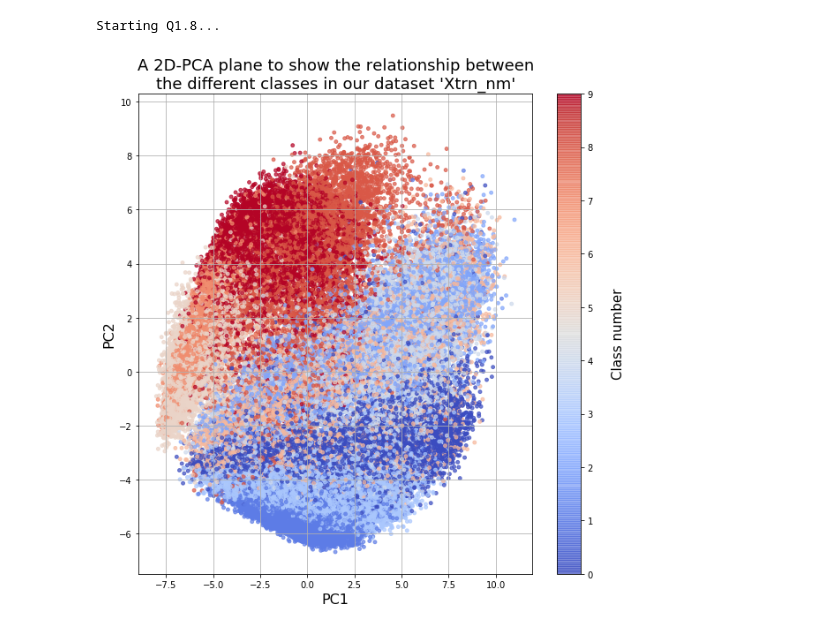
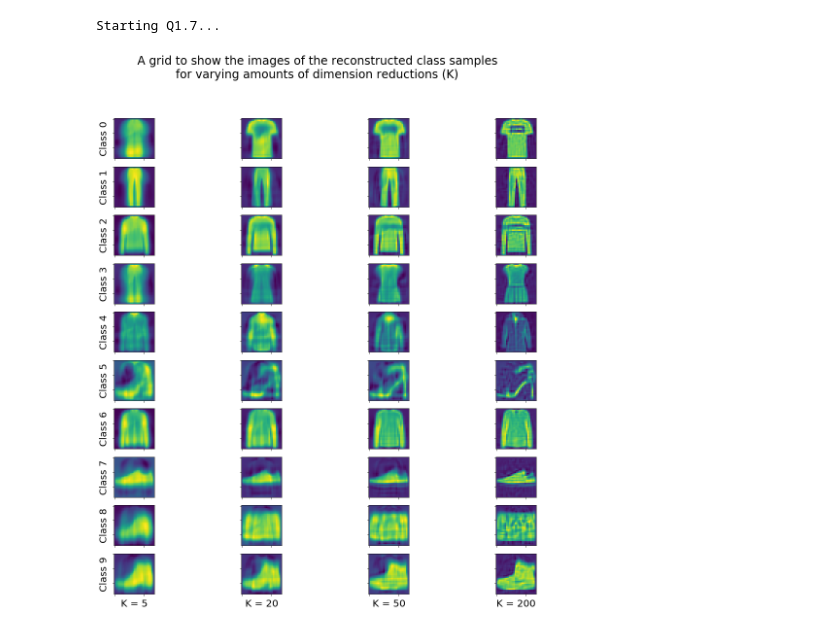
Before and after one commit to hwixley/IAML-cwk2, a Jupyter notebook: INFR10069-2020-CW2/templates/iaml01cw2_q1.ipynb, the cells around one changed output. Saved outputs shown, nothing was run; the diff lists cells and outputs as text; code cells hidden in the pictures.

```diff
--- a/INFR10069-2020-CW2/templates/iaml01cw2_q1.ipynb
+++ b/INFR10069-2020-CW2/templates/iaml01cw2_q1.ipynb
@@ -285,7 +285,7 @@ def iaml01cw2_q1_6():
 def iaml01cw2_q1_7():
     from sklearn.decomposition import PCA
 
-    plt.rcParams["figure.figsize"] = (10,10)
+    plt.rcParams["figure.figsize"] = (9,7)
 
     print("Starting Q1.7...\n")
 
@@ -388,8 +388,8 @@ def iaml01cw2_q1_8():
 
 #
 # iaml01cw2_q1_8()   # comment this out when you run the function
-# %%
-iaml01cw2_q1_8()
-# %% [output]
-Starting Q1.8...
-[figure, removed]
+# %%
+iaml01cw2_q1_7()
+# %% [output]
+Starting Q1.7...
+[figure, added]
```
Also changed, not shown: 3 other files.
